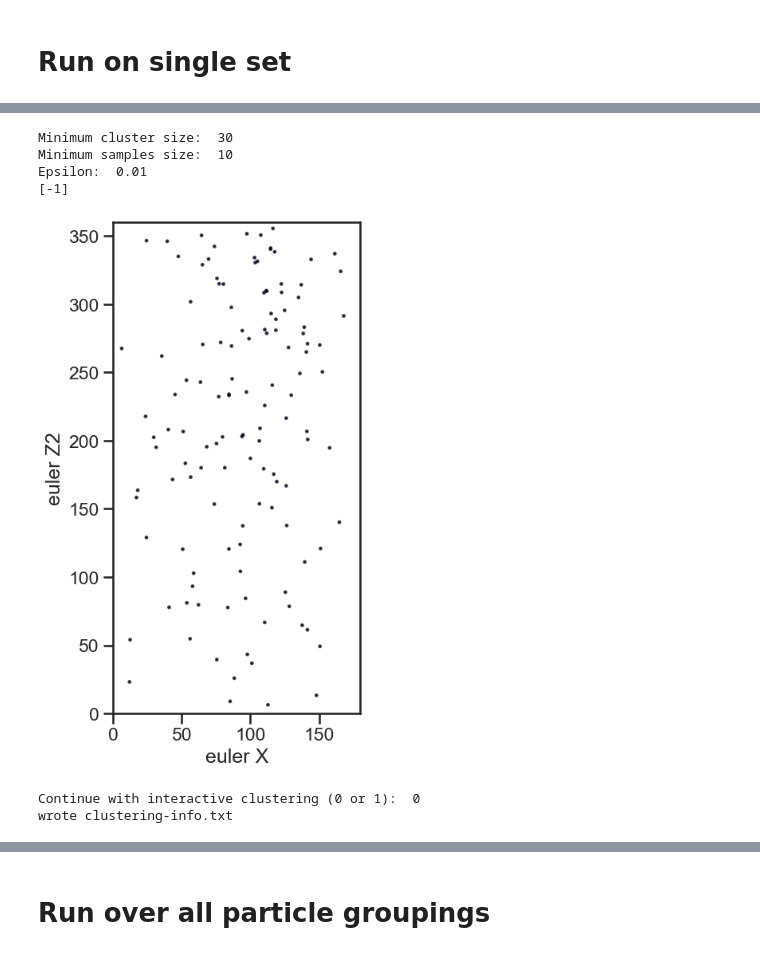
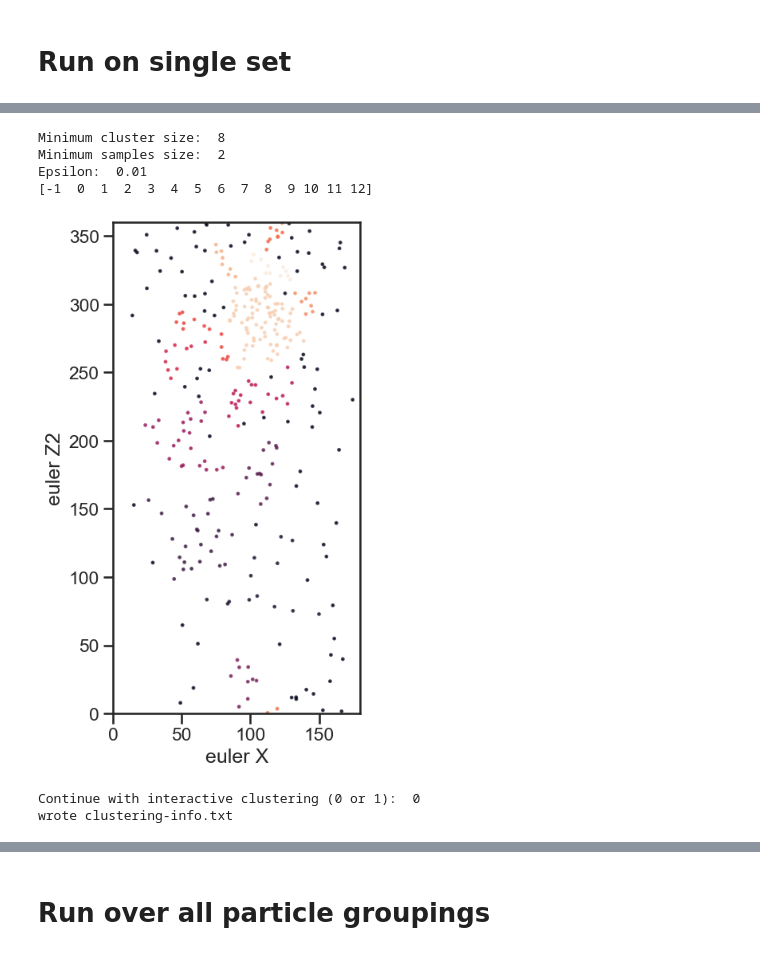
Before and after one commit to McHaillet/ribosome-membrane-orientation, a Jupyter notebook: orientation_analysis.ipynb, the cells around one changed output, grey strips where cells are left out. Saved outputs shown, nothing was run; the diff lists cells and outputs as text; code cells hidden in the pictures.

```diff
--- a/orientation_analysis.ipynb
+++ b/orientation_analysis.ipynb
@@ -156,7 +494,7 @@ def write_clusters(particle_list, clusters):
 # %% [markdown]
 # Run on single set
 # %%
-data = '1_Allribos_unfiltered'
+data = '2_Allribos_active'
 
 # particle data
 particle_path = pathlib.Path('2Starfiles').joinpath(data).joinpath(data + '.star')
@@ -482,7 +528,7 @@ param_verbose = False
 
 
 # call function
-n = 5   # run only on the first n tomograms
+n = 10   # run only on the first n tomograms
 distances_voxels_np, stds_np, zxzs_np = orientation_analysis(
     input_particles,
     input_tomogram_list[:n],   # @lena: remove the '[:n]' in these three lines to run on the whole set!
@@ -505,9 +556,9 @@ distances_voxels_np, stds_np, zxzs_np = orientation_analysis(
 # ============= SET PARAMETERS ============
 param_output_name = None  # replace with for writing figures: pathlib.Path('SOME_DIRECTORY')
 param_voxel_size = param_voxel_size_segmentation
-param_distance_range = (60, 200)  # min and max cut off for distance to membrane in Å
+param_distance_range = (50, 200)  # min and max cut off for distance to membrane in Å
 param_axis_distance_limit = 500  # show distance to membrane up to this value in histograms in Å
-param_angle_std_cutoff = 10  # cut off for std of angles, max. 10
+param_angle_std_cutoff = 5  # cut off for std of angles, max. 10
 param_nbins = 30  # number of bins for histogram
 
 # =========================================
@@ -538,18 +589,20 @@ Plot the outlier filter based on strong deviations in the membrane surface w.r.t
 # %%
 #clusters
 param_interactive_clustering = True
+reference_particle_path = pathlib.Path('ID5.mrc')
 
 
 output_model, output_cluster_angles_dict = hdbscan_clustering(
     output_rot_filtered,
     param_interactive_clustering,
-    param_output_name
+    param_output_name,
+    reference_particle=reference_particle_path
 )
 # %% [output]
-Minimum cluster size:  30
-Minimum samples size:  10
+Minimum cluster size:  8
+Minimum samples size:  2
 Epsilon:  0.01
-[-1]
+[-1  0  1  2  3  4  5  6  7  8  9 10 11 12]
-[figure, old version]
+[figure, new version]
 Continue with interactive clustering (0 or 1):  0
 wrote clustering-info.txt
```
Also changed, not shown: parts of 15 cells of this notebook.
